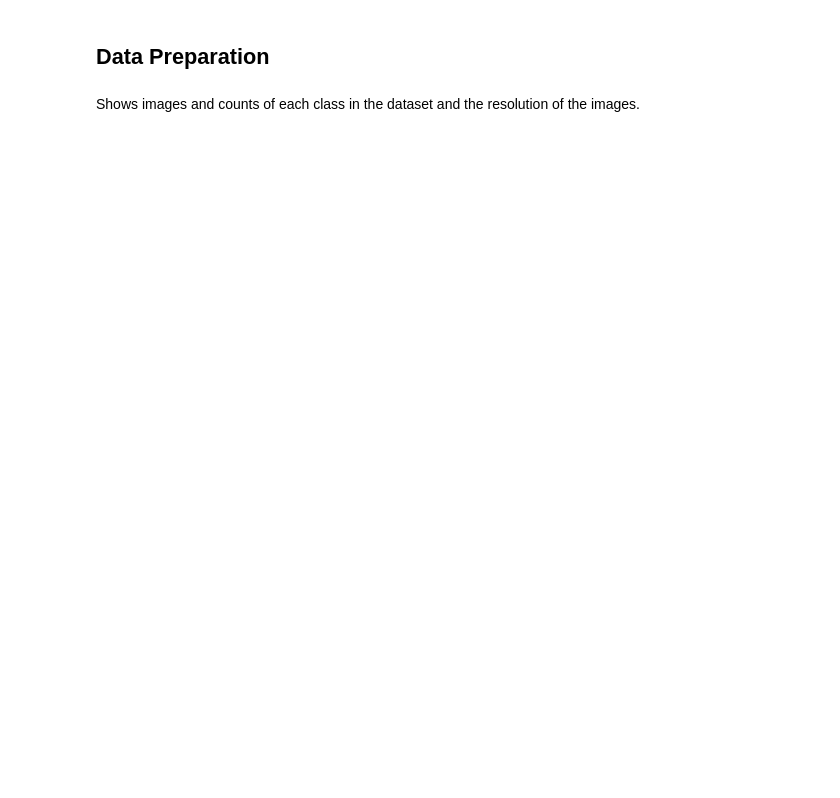
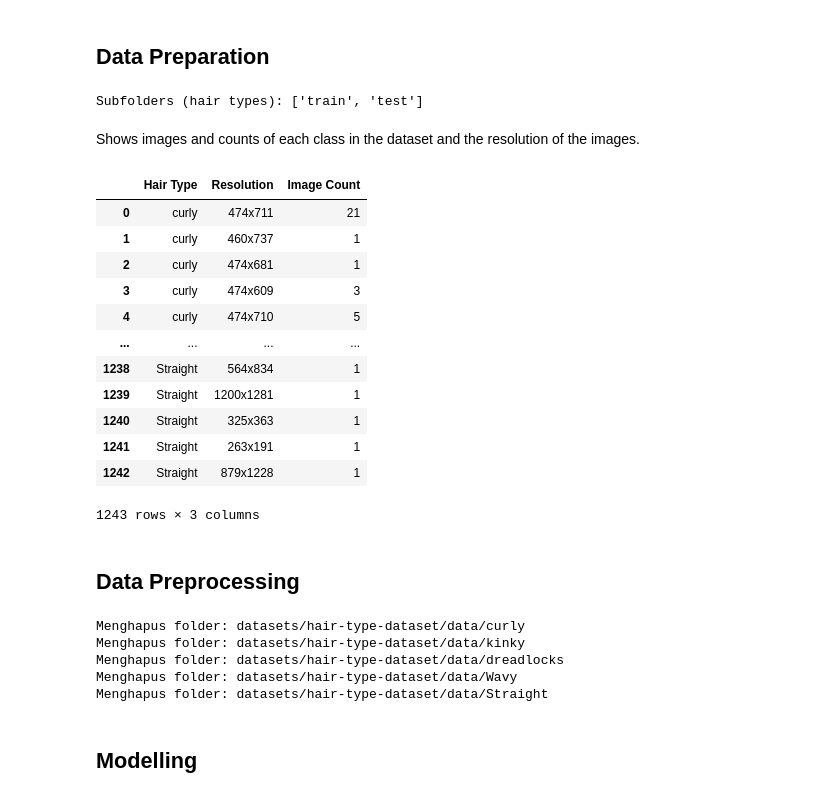
Before and after one commit to zer0-911/hair-type-classification, a Jupyter notebook: training.ipynb, the cells around one changed output. Cells and saved outputs as stored; diff of their text form; code cells hidden in the pictures; blank space fills up the shorter version.

Commit message:
feat: add training output

```diff
--- a/training.ipynb
+++ b/training.ipynb
@@ -29,9 +37,11 @@ from tensorflow.keras.applications import EfficientNetV2B0, MobileNetV2
 # %% [markdown]
 ## Data Preparation
 # %%
-dataset_path = 'datasets/hair-type-dataset'
+dataset_path = 'datasets/hair-type-dataset/data'
 subfolders = [f.name for f in os.scandir(dataset_path) if f.is_dir()]
 print("Subfolders (hair types):", subfolders)
+# %% [output]
+Subfolders (hair types): ['train', 'test']
 # %% [markdown]
 Shows images and counts of each class in the dataset and the resolution of the images.
 # %%
@@ -62,27 +72,34 @@ for subfolder in subfolders:
         "num_images": num_images,
         "resolution_count": dict(resolution_count)  # Convert defaultdict to a regular dictionary
     }
-
-# print the information for each subfolder
-for subfolder, info in image_info.items():
-    print(f"Subfolder: {subfolder}")
-    print(f"Number of images: {info['num_images']}")
-    print("Resolutions and counts:")
-    for resolution, count in info['resolution_count'].items():
-        print(f"  Resolution {resolution}: {count} image(s)")
-    print()
 # %%
 # Create a dataframe to organize the results
 rows = []
 for subfolder, info in image_info.items():
     for resolution, count in info['resolution_count'].items():
         rows.append({
-            'Subfolder': subfolder,
+            'Hair Type': subfolder,
             'Resolution': f"{resolution[0]}x{resolution[1]}",
             'Image Count': count
         })
 
 df = pd.DataFrame(rows)
 
 # Display the dataframe
-tools.display_dataframe_to_user(name="Image Resolution and Count", dataframe=df)
+df
+# %% [output]
+|  | Hair Type | Resolution | Image Count |
+| 0 | curly | 474x711 | 21 |
+| 1 | curly | 460x737 | 1 |
+| 2 | curly | 474x681 | 1 |
+| 3 | curly | 474x609 | 3 |
+| 4 | curly | 474x710 | 5 |
+| ... | ... | ... | ... |
+| 1238 | Straight | 564x834 | 1 |
+| 1239 | Straight | 1200x1281 | 1 |
+| 1240 | Straight | 325x363 | 1 |
+| 1241 | Straight | 263x191 | 1 |
+| 1242 | Straight | 879x1228 | 1 |
+1243 rows × 3 columns
+# %% [markdown]
+## Data Preprocessing
@@ -88,0 +154,18 @@ tools.display_dataframe_to_user(name="Image Resolution and Count", dataframe=df)
+# %%
+def delete_unwanted_folders(base_path, keep_folders=['train', 'test']):
+    for item in os.listdir(base_path):
+        item_path = os.path.join(base_path, item)
+        if os.path.isdir(item_path) and item not in keep_folders:
+            shutil.rmtree(item_path)
+            print(f"Menghapus folder: {item_path}")
+
+
+delete_unwanted_folders(dataset_path)
+# %% [output]
+Menghapus folder: datasets/hair-type-dataset/data/curly
+Menghapus folder: datasets/hair-type-dataset/data/kinky
+Menghapus folder: datasets/hair-type-dataset/data/dreadlocks
+Menghapus folder: datasets/hair-type-dataset/data/Wavy
+Menghapus folder: datasets/hair-type-dataset/data/Straight
+# %% [markdown]
+## Modelling
```
Also changed, not shown: parts of 21 cells of this notebook, 19 other files.
